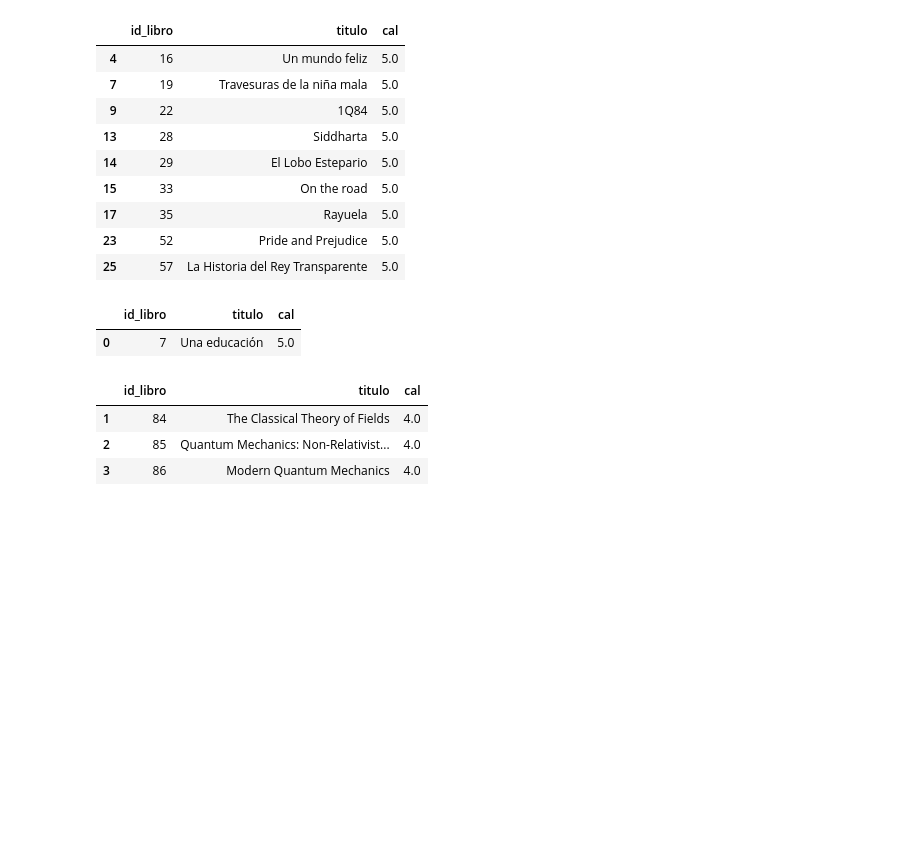
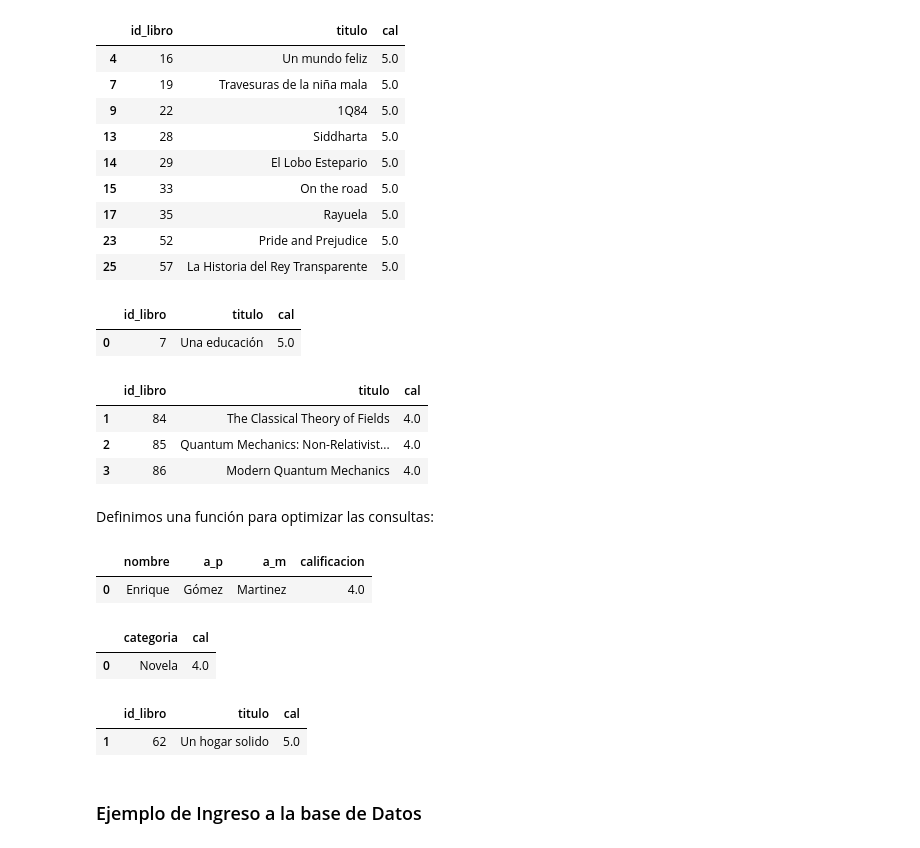
Before and after one commit to danielfrgs/2022_1-Base-Datos, a Jupyter notebook: Practicas/P2/P2.ipynb, the cells around one changed output. Cells and saved outputs as stored; diff of their text form; code cells hidden in the pictures; blank space fills up the shorter version.

```diff
--- a/Practicas/P2/P2.ipynb
+++ b/Practicas/P2/P2.ipynb
@@ -399,3 +399,36 @@ Con3('Académico')
 | 1 | 84 | The Classical Theory of Fields | 4.0 |
 | 2 | 85 | Quantum Mechanics: Non-Relativist... | 4.0 |
 | 3 | 86 | Modern Quantum Mechanics | 4.0 |
+# %% [markdown]
+Definimos una función para optimizar las consultas:
+# %%
+def consulta():
+  tipo = input('Ingrese el número según la consulta que desee hacer \n 1: Categoría preferida de un cliente ' +
+               '\n 2: Clientes que más difrutaron un libro' +
+               '\n 3: Mejores libros de una categoría \n')
+  if tipo == '1':
+    cliente = input('Ingrese membresia del cliente')
+    return Con1(cliente)
+  if tipo == '2':
+    cliente = input('Ingrese el id del libro')
+    return Con2(cliente)
+  if tipo == '3':
+    categoria = input('Ingrese la categoría')
+    return Con3(categoria)
+# %%
+consulta()
+# %% [output]
+|  | nombre | a_p | a_m | calificacion |
+| 0 | Enrique | Gómez | Martinez | 4.0 |
+# %%
+consulta()
+# %% [output]
+|  | categoria | cal |
+| 0 | Novela | 4.0 |
+# %%
+consulta()
+# %% [output]
+|  | id_libro | titulo | cal |
+| 1 | 62 | Un hogar solido | 5.0 |
+# %% [markdown]
+### Ejemplo de Ingreso a la base de Datos
```
Also changed, not shown: parts of 1 cell of this notebook.
